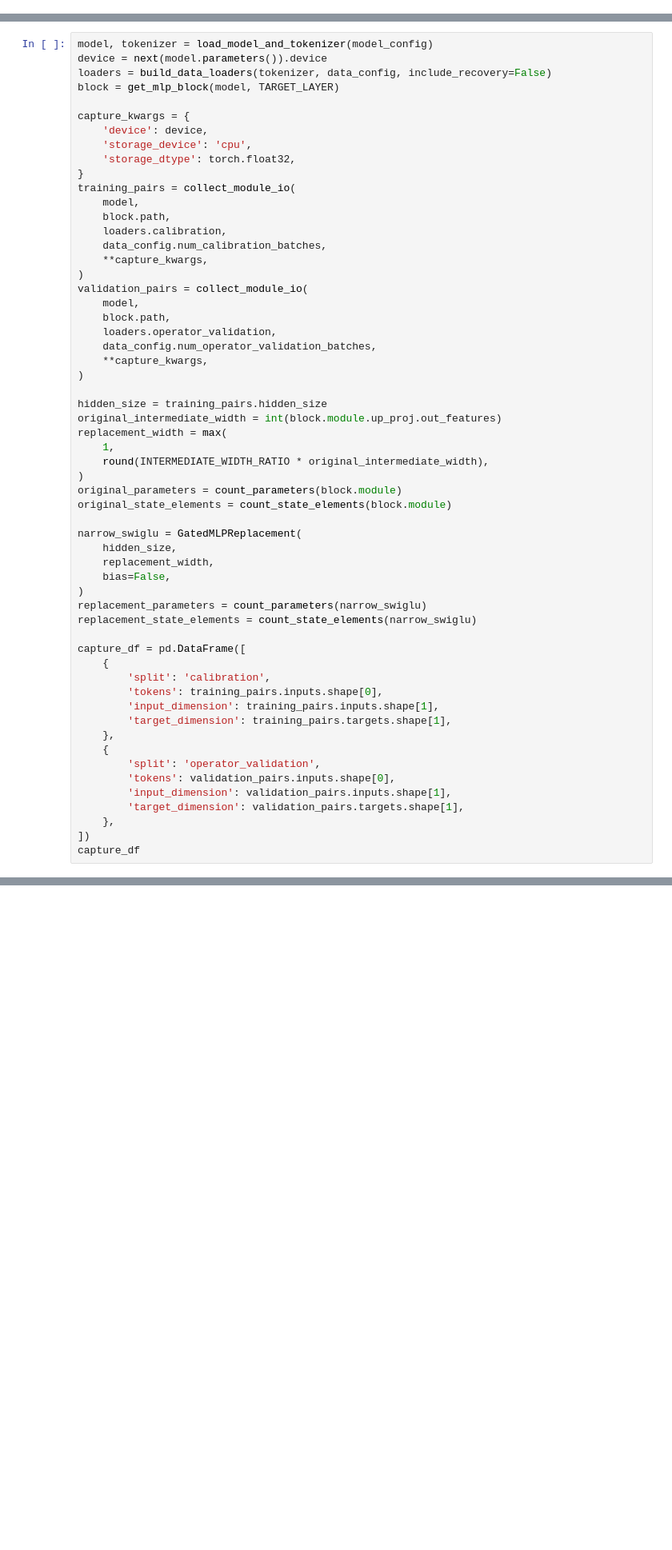
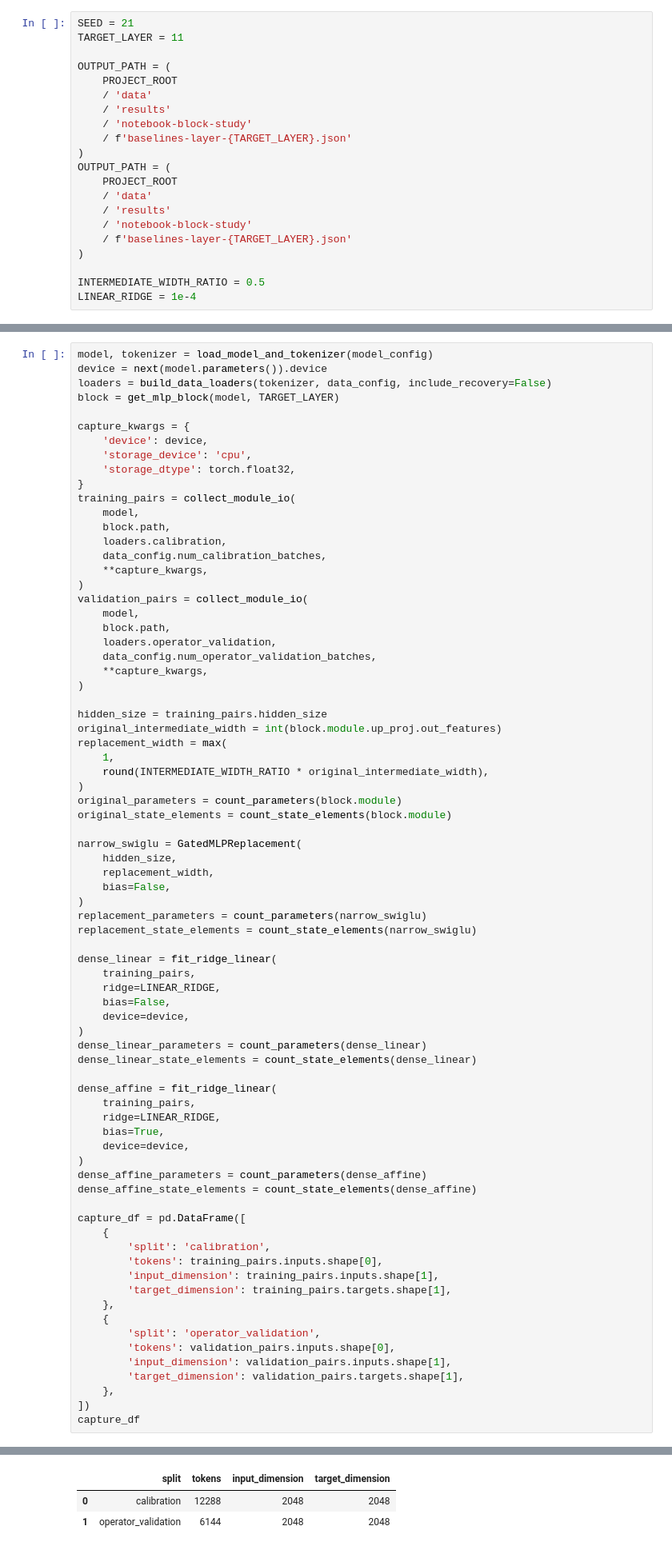
Before and after one commit to Sammuel21/diploma-thesis-block-replacement, a Jupyter notebook: notebooks/block/baseline-testing.ipynb, the cells around one changed output, grey strips where cells are left out. Shown at 80% size. Saved outputs shown, nothing was run; the diff lists cells and outputs as text; blank space fills up the shorter version.

```diff
--- a/notebooks/block/baseline-testing.ipynb
+++ b/notebooks/block/baseline-testing.ipynb
@@ -62,4 +65,25 @@ from mlp_replacement.surgery import (
 )
 
 sns.set_theme(style='whitegrid', context='notebook')
+# %%
+SEED = 21
+TARGET_LAYER = 11
+
+OUTPUT_PATH = (
+    PROJECT_ROOT
+    / 'data'
+    / 'results'
+    / 'notebook-block-study'
+    / f'baselines-layer-{TARGET_LAYER}.json'
+)
+OUTPUT_PATH = (
+    PROJECT_ROOT
+    / 'data'
+    / 'results'
+    / 'notebook-block-study'
+    / f'baselines-layer-{TARGET_LAYER}.json'
+)
+
+INTERMEDIATE_WIDTH_RATIO = 0.5
+LINEAR_RIDGE = 1e-4
 # %%
@@ -159,6 +172,24 @@ narrow_swiglu = GatedMLPReplacement(
 replacement_parameters = count_parameters(narrow_swiglu)
 replacement_state_elements = count_state_elements(narrow_swiglu)
 
+dense_linear = fit_ridge_linear(
+    training_pairs,
+    ridge=LINEAR_RIDGE,
+    bias=False,
+    device=device,
+)
+dense_linear_parameters = count_parameters(dense_linear)
+dense_linear_state_elements = count_state_elements(dense_linear)
+
+dense_affine = fit_ridge_linear(
+    training_pairs,
+    ridge=LINEAR_RIDGE,
+    bias=True,
+    device=device,
+)
+dense_affine_parameters = count_parameters(dense_affine)
+dense_affine_state_elements = count_state_elements(dense_affine)
+
 capture_df = pd.DataFrame([
     {
         'split': 'calibration',
@@ -174,3 +205,4 @@ capture_df = pd.DataFrame([
     },
 ])
 capture_df
+# %% [output]
@@ -177,3 +212,6 @@ capture_df
+|  | split | tokens | input_dimension | target_dimension |
+| 0 | calibration | 12288 | 2048 | 2048 |
+| 1 | operator_validation | 6144 | 2048 | 2048 |
 # %%
 footprint_df = pd.DataFrame([
     {
```
Also changed, not shown: parts of 18 cells of this notebook, 5 other files.
